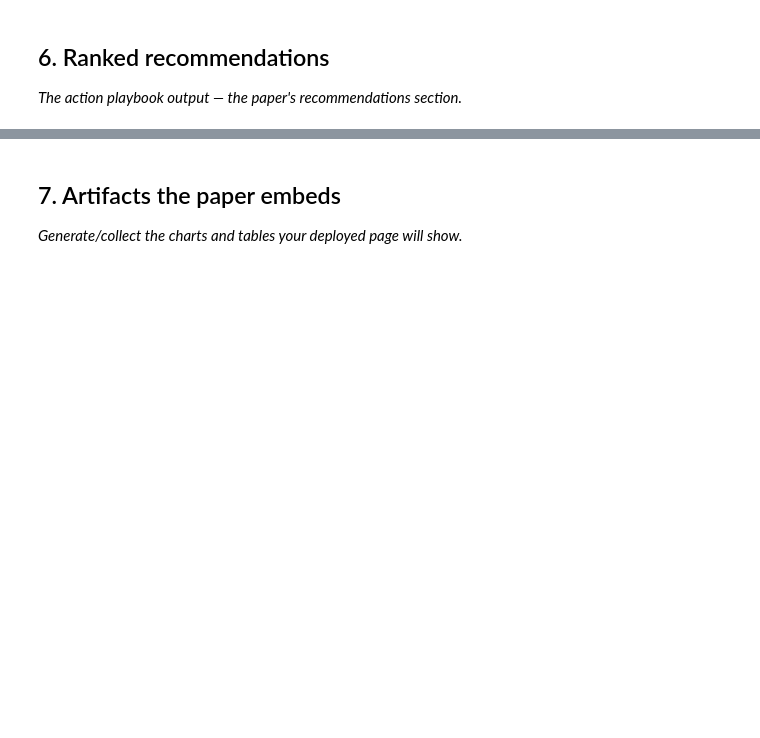
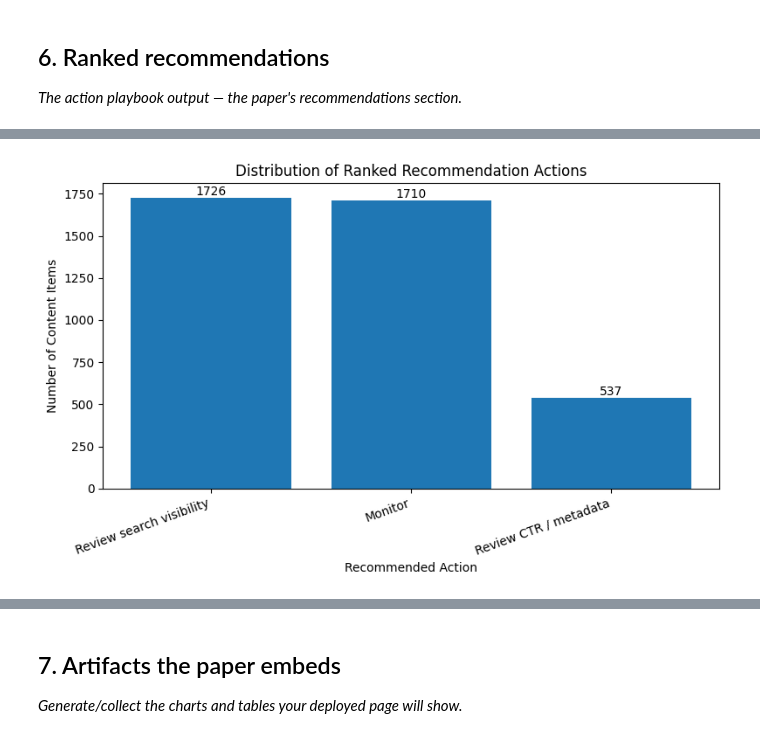
Before and after one commit to faisal-0065/flyrank-ml-internship, a Jupyter notebook: work/notebooks/capstone.ipynb, the cells around one changed output, grey strips where cells are left out. Saved outputs shown, nothing was run; the diff lists cells and outputs as text; code cells hidden in the pictures; blank space fills up the shorter version.

```diff
--- a/work/notebooks/capstone.ipynb
+++ b/work/notebooks/capstone.ipynb
@@ -32,0 +1361,12 @@ This skeleton is yours to fill. Work the sections **in order** — each one has
+# %%
+# Count recommended actions
+
+action_summary = (
+    actionable_recommendations["recommended_action"]
+    .value_counts()
+    .rename_axis("recommended_action")
+    .reset_index(name="count")
+)
+
+print("Recommendation action summary:")
+display(action_summary)
@@ -32,0 +1439,29 @@ This skeleton is yours to fill. Work the sections **in order** — each one has
+# %%
+# Recommendation action distribution
+
+plt.figure(figsize=(8, 5))
+
+plt.bar(
+    action_summary["recommended_action"],
+    action_summary["count"]
+)
+
+plt.xlabel("Recommended Action")
+plt.ylabel("Number of Content Items")
+plt.title("Distribution of Ranked Recommendation Actions")
+
+plt.xticks(rotation=20, ha="right")
+
+for i, value in enumerate(action_summary["count"]):
+    plt.text(
+        i,
+        value,
+        str(value),
+        ha="center",
+        va="bottom"
+    )
+
+plt.tight_layout()
+plt.show()
+# %% [output]
+[figure, added]
```
Also changed, not shown: parts of 54 cells of this notebook.
